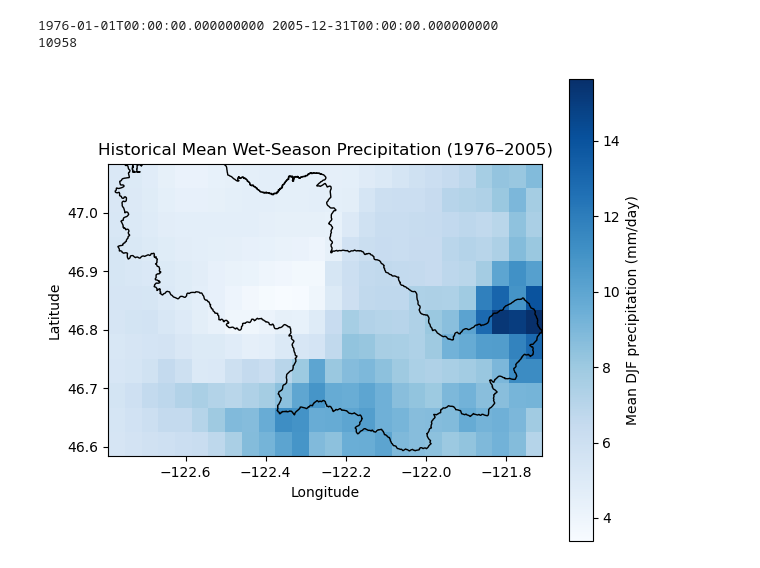
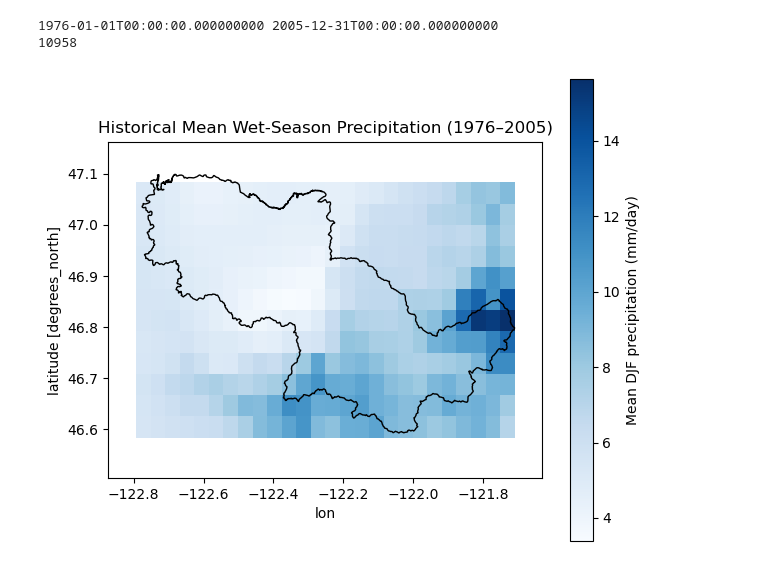
Before and after one commit to nym-veach/surface-runoff-susceptibility-model, a Jupyter notebook: notebooks/01-download-data.ipynb, the cells around one changed output. Saved outputs shown, nothing was run; the diff lists cells and outputs as text; code cells hidden in the pictures.

Commit message:
messing with plotting for historical mean

```diff
--- a/notebooks/01-download-data.ipynb
+++ b/notebooks/01-download-data.ipynb
@@ -1349,28 +1349,30 @@ pr_hist_wet_mean = wet_season_mean_raster(pr_hist)
 # %%
 fig, ax = plt.subplots(figsize=(7, 6))
 
-# Plot raster first
 pr_hist_wet_mean.plot(
     ax=ax,
     cmap="Blues",
     cbar_kwargs={"label": "Mean DJF precipitation (mm/day)"}
 )
 
-# Save raster extent before adding watershed
-xlim = ax.get_xlim()
-ylim = ax.get_ylim()
+nisqually_4326 = nisqually_gdf.to_crs("EPSG:4326")
+nisqually_4326.boundary.plot(ax=ax, color="black", linewidth=1)
 
-# Plot watershed boundary
-nisqually_gdf.to_crs("EPSG:4326").boundary.plot(ax=ax, linewidth=1, color="black")
+# Add visual buffer (degrees)
+buffer = 0.1
 
-# Reset extent so it doesn't zoom/cut oddly
-ax.set_xlim(xlim)
-ax.set_ylim(ylim)
+ax.set_xlim(
+    float(pr_hist_wet_mean.lon.min()) - buffer,
+    float(pr_hist_wet_mean.lon.max()) + buffer
+)
+
+ax.set_ylim(
+    float(pr_hist_wet_mean.lat.min()) - buffer,
+    float(pr_hist_wet_mean.lat.max()) + buffer
+)
 
 ax.set_title("Historical Mean Wet-Season Precipitation (1976–2005)")
-ax.set_xlabel("Longitude")
-ax.set_ylabel("Latitude")
 
 plt.show()
 # %% [output]
-[figure, old version]
+[figure, new version]
```
